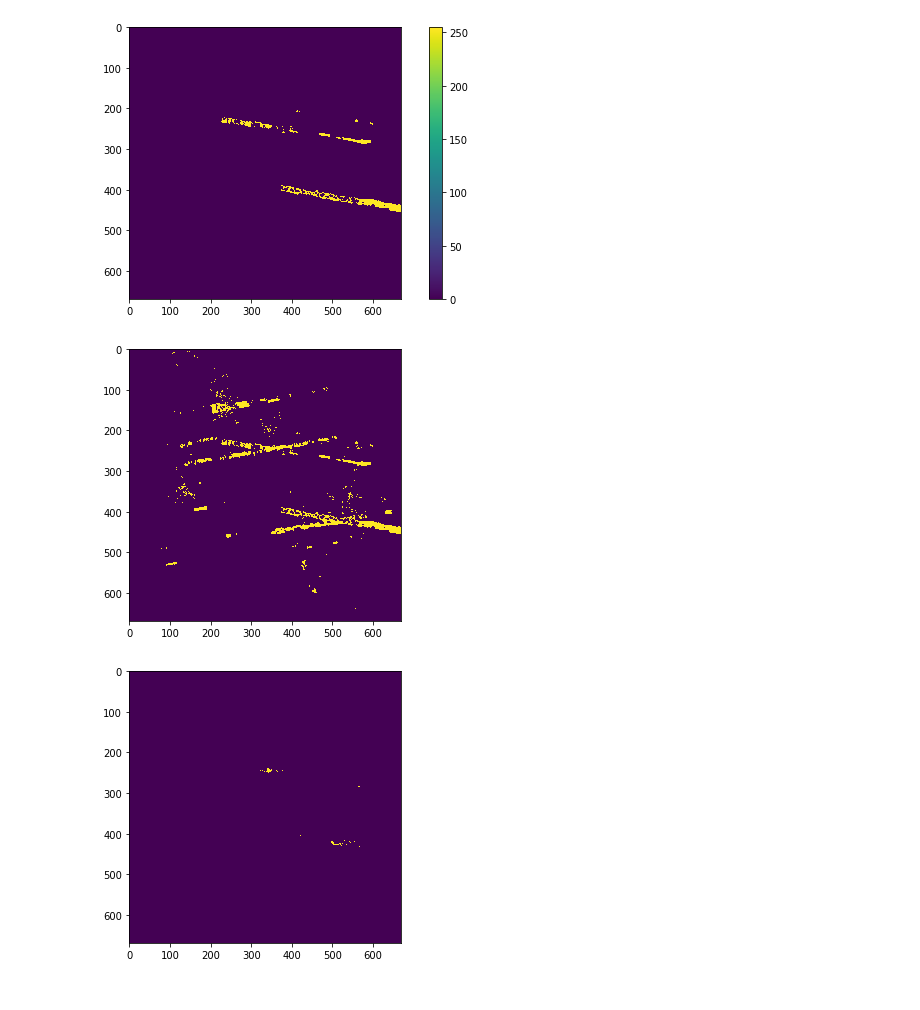
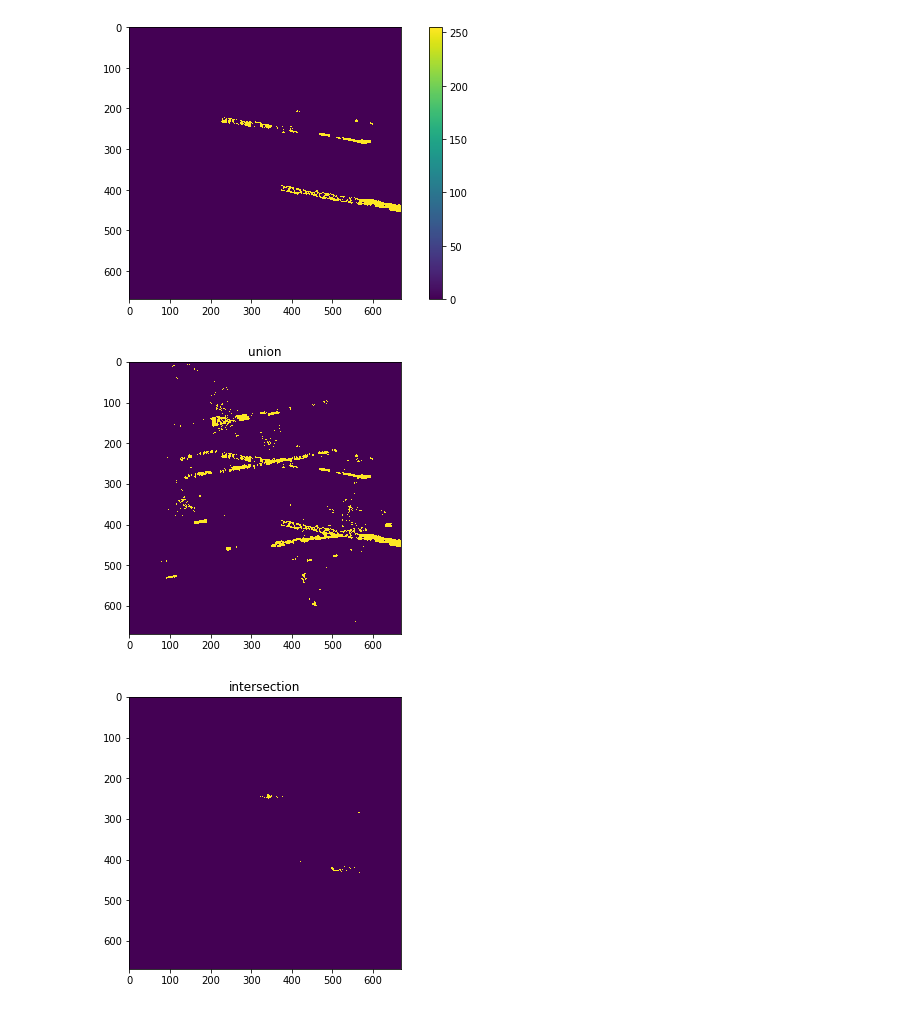
Before and after one commit to rytse/owsf, a Jupyter notebook: process_and_plot.ipynb, the cells around one changed output. Saved outputs shown, nothing was run; the diff lists cells and outputs as text; code cells hidden in the pictures.

```diff
--- a/process_and_plot.ipynb
+++ b/process_and_plot.ipynb
@@ -64,12 +64,14 @@ cbar = plt.colorbar()
 # %%
 intersection = np.logical_and(green_m, red_m)
 union = np.logical_or(green_m, red_m)
 
 plt.imshow(union)
+plt.title('union')
 plt.show()
 
 plt.imshow(intersection)
+plt.title('intersection')
 plt.show()
 # %% [output]
-[figure, old version]
+[figure, new version]
-[figure, old version]
+[figure, new version]
```
Also changed, not shown: parts of 2 cells of this notebook.
